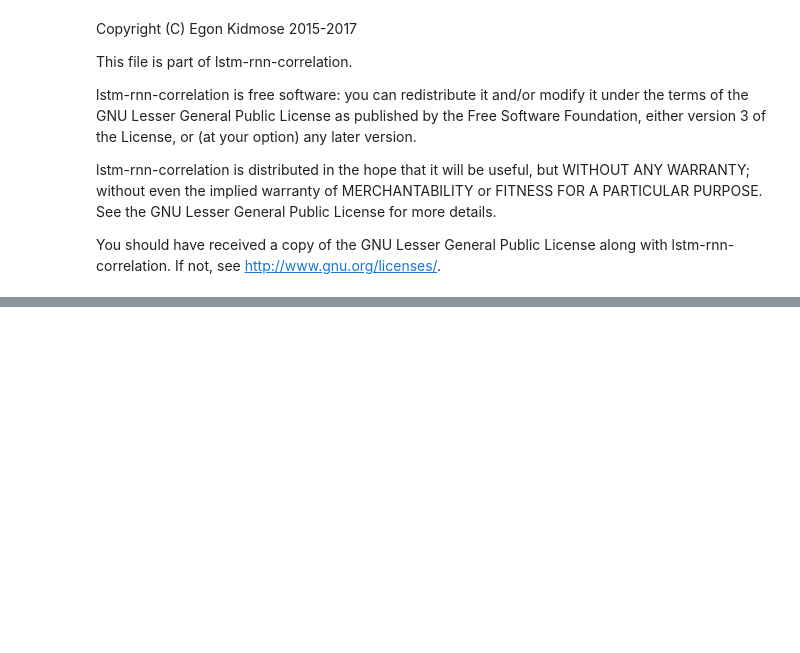
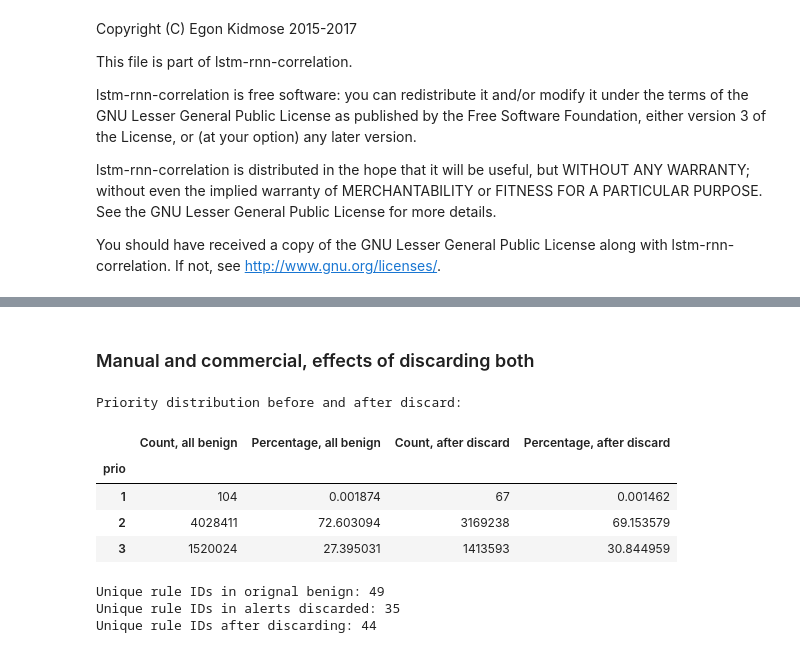
Before and after one commit to kidmose/lstm-rnn-correlation, a Jupyter notebook: alert-merging-pandas.ipynb, the cells around one changed output, grey strips where cells are left out. Saved outputs shown, nothing was run; the diff lists cells and outputs as text; code cells hidden in the pictures; blank space fills up the shorter version.

```diff
--- a/alert-merging-pandas.ipynb
+++ b/alert-merging-pandas.ipynb
@@ -167,0 +351,38 @@ for l in np.concatenate([
+# %% [markdown]
+### Manual and commercial, effects of discarding both
+# %%
+print('Priority distribution before and after discard:')
+disc_prio_size = data[idx_benign & (idx_disc_com == False) & (idx_disc_man == False)].groupby('prio').size()
+pd.concat(
+    [
+        benign_prio_size.rename('Count, all benign'),
+        (benign_prio_size/benign_prio_size.sum()*100).rename('Percentage, all benign'),
+        disc_prio_size.rename('Count, after discard'),
+        (disc_prio_size/disc_prio_size.sum()*100).rename('Percentage, after discard'),
+    ],
+    axis=1,
+)
+# %% [output]
+Priority distribution before and after discard:
+|  | Count, all benign | Percentage, all benign | Count, after discard | Percentage, after discard |
+| prio |  |  |  |  |
+| 1 | 104 | 0.001874 | 67 | 0.001462 |
+| 2 | 4028411 | 72.603094 | 3169238 | 69.153579 |
+| 3 | 1520024 | 27.395031 | 1413593 | 30.844959 |
+# %%
+print(
+    "Unique rule IDs in orignal benign: %d" %
+    data[idx_benign].groupby('rid').size().size
+)
+print(
+    "Unique rule IDs in alerts discarded: %d" %
+    data[idx_benign & (idx_disc_man | idx_disc_com)].groupby('rid').size().size
+)
+print(
+    "Unique rule IDs after discarding: %d" %
+    data[idx_benign & ((idx_disc_man | idx_disc_com)==False)].groupby('rid').size().size
+)
+# %% [output]
+Unique rule IDs in orignal benign: 49
+Unique rule IDs in alerts discarded: 35
+Unique rule IDs after discarding: 44
```
Also changed, not shown: parts of 32 cells of this notebook, 1 other file.
